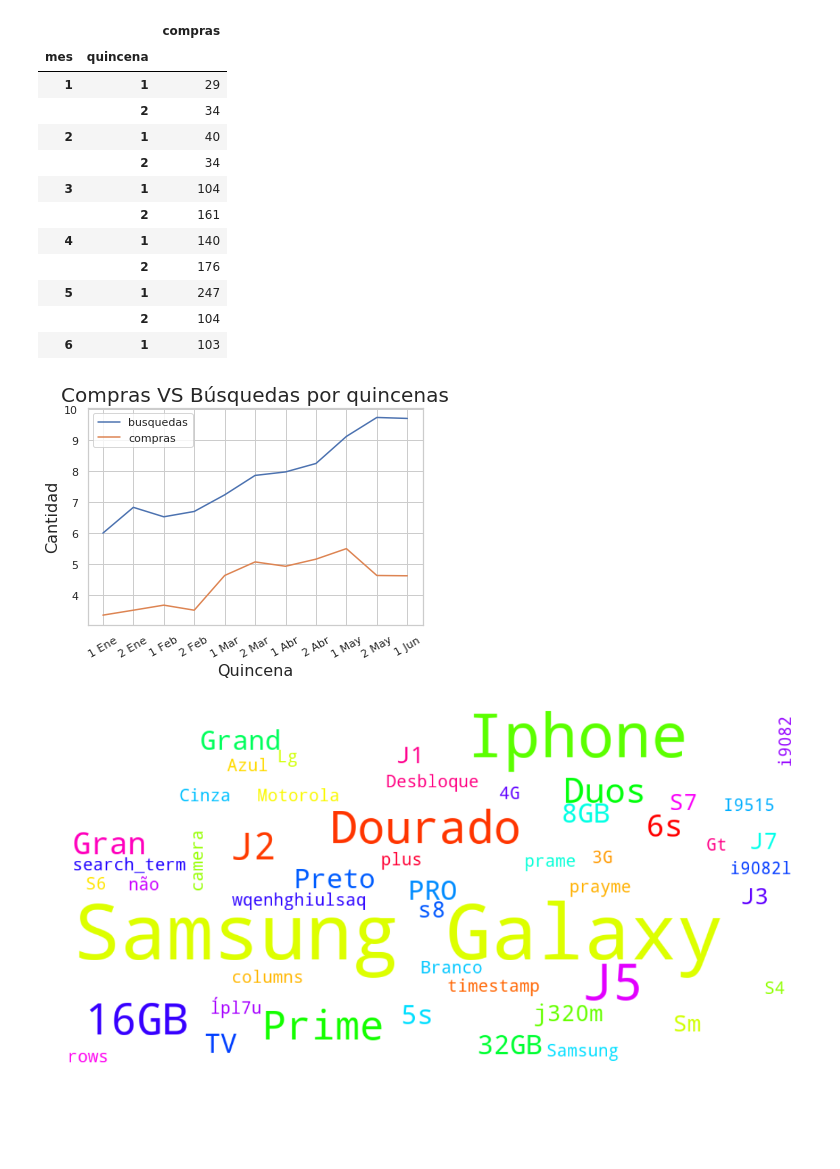
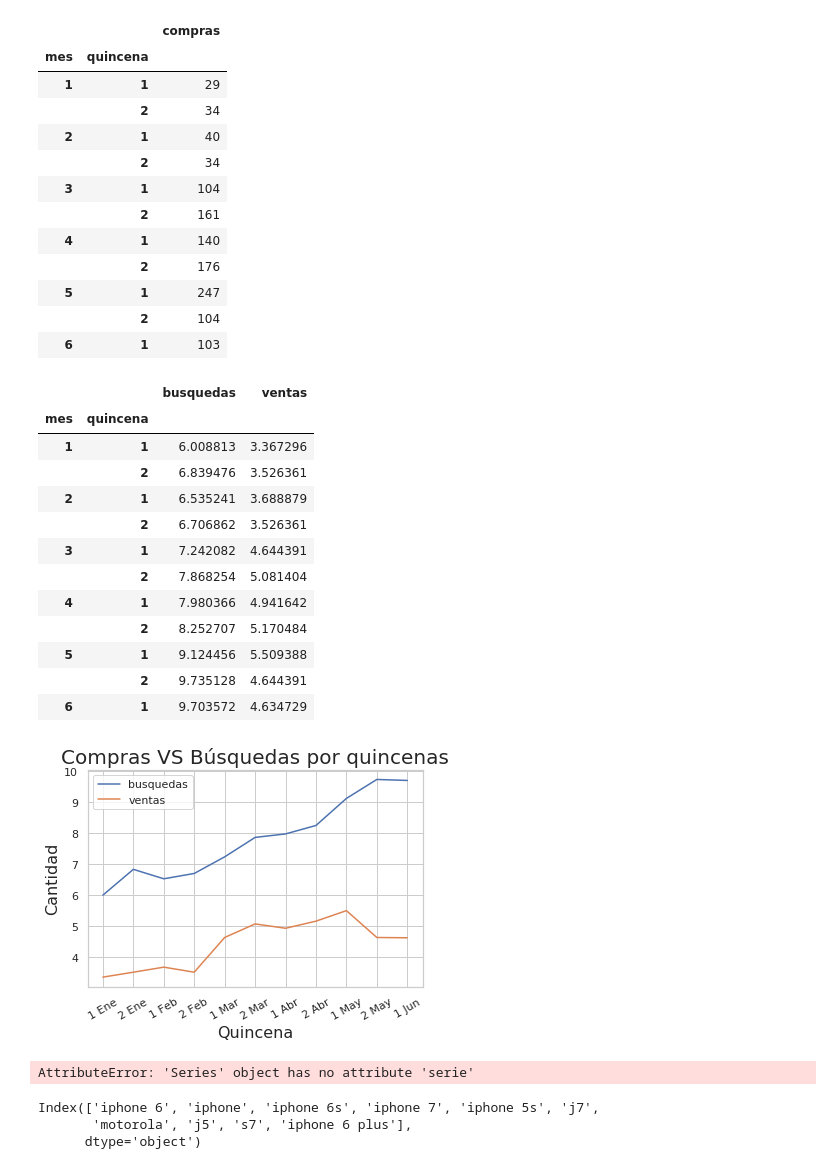
Before and after one commit to jowisaidman/tp1_analisis_exploratorio, a Jupyter notebook: Notebooks/Juli/Resumen/busquedas_analisis.ipynb, the cells around one changed output. Drawn from its saved outputs; the diff is of its cells as text; code cells hidden in the pictures; blank space fills up the shorter version.

```diff
--- a/Notebooks/Juli/Resumen/busquedas_analisis.ipynb
+++ b/Notebooks/Juli/Resumen/busquedas_analisis.ipynb
@@ -156,8 +163,23 @@ quincenas_comp
 | 6 | 1 | 103 |
 # %%
 quincenas = quincenas_busq
-quincenas['compras'] = quincenas_comp['compras']
+quincenas['ventas'] = quincenas_comp['compras']
 quincenas = quincenas.apply(lambda x: np.log(x))
+quincenas
+# %% [output]
+|  |  | busquedas | ventas |
+| mes | quincena |  |  |
+| 1 | 1 | 6.008813 | 3.367296 |
+|  | 2 | 6.839476 | 3.526361 |
+| 2 | 1 | 6.535241 | 3.688879 |
+|  | 2 | 6.706862 | 3.526361 |
+| 3 | 1 | 7.242082 | 4.644391 |
+|  | 2 | 7.868254 | 5.081404 |
+| 4 | 1 | 7.980366 | 4.941642 |
+|  | 2 | 8.252707 | 5.170484 |
+| 5 | 1 | 9.124456 | 5.509388 |
+|  | 2 | 9.735128 | 4.644391 |
+| 6 | 1 | 9.703572 | 4.634729 |
 # %%
 g = quincenas.plot()
 g.set_title('Compras VS Búsquedas por quincenas',fontsize = 20)
@@ -166,9 +188,9 @@ g.set_ylabel('Cantidad',fontsize = 16)
 plt.xticks([0,1, 2,3, 4, 5, 6,7,8,9,10], ["1 Ene","2 Ene","1 Feb","2 Feb","1 Mar","2 Mar","1 Abr","2 Abr","1 May",
                                          "2 May","1 Jun"], rotation=30);
 # %% [output]
-[figure, old version]
+[figure, new version]
 # %%
-words_df = searched_products.groupby('search_term').agg({'timestamp':'count'}).reset_index().sort_values(by='timestamp', ascending=False)
+words_df = searched_products['search_term'].dropna().map(lambda x: x.lower()).value_counts().sort_values(ascending = False).head(10).serie
 
 wordcloud= WordCloud(width=1000, height=500, colormap="hsv", background_color='white').generate(str(words_df))
 
@@ -178,4 +200,10 @@ plt.margins(x=0, y=0)
 plt.axis('off')
 plt.show()
 # %% [output]
-[figure, removed]
+AttributeError: 'Series' object has no attribute 'serie'
+# %%
+words_df
+# %% [output]
+Index(['iphone 6', 'iphone', 'iphone 6s', 'iphone 7', 'iphone 5s', 'j7',
+       'motorola', 'j5', 's7', 'iphone 6 plus'],
+      dtype='object')
```
Also changed, not shown: parts of 2 cells of this notebook.
